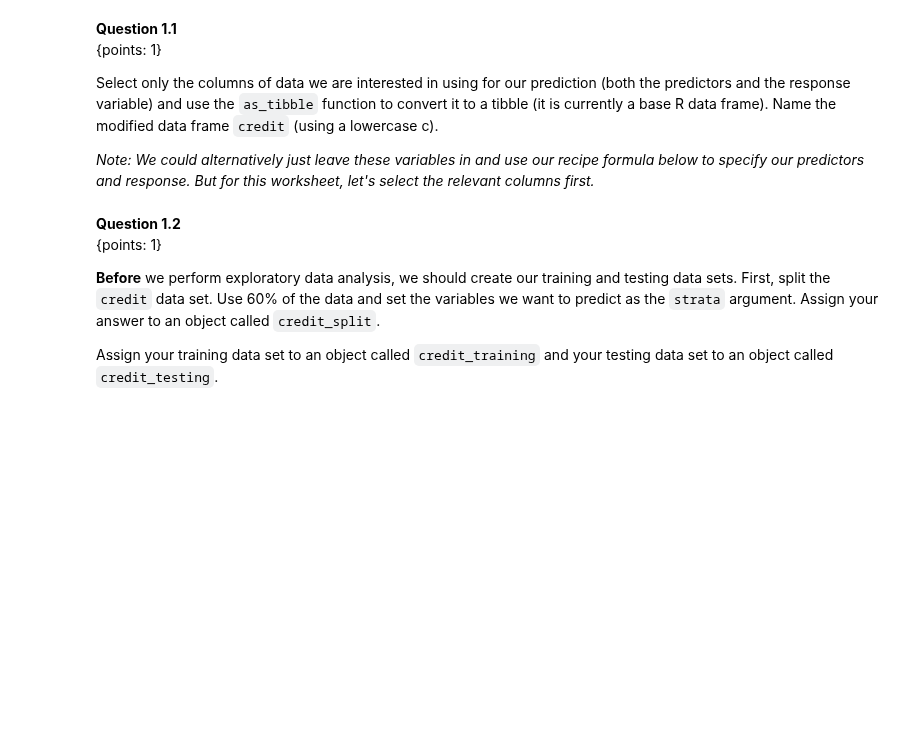
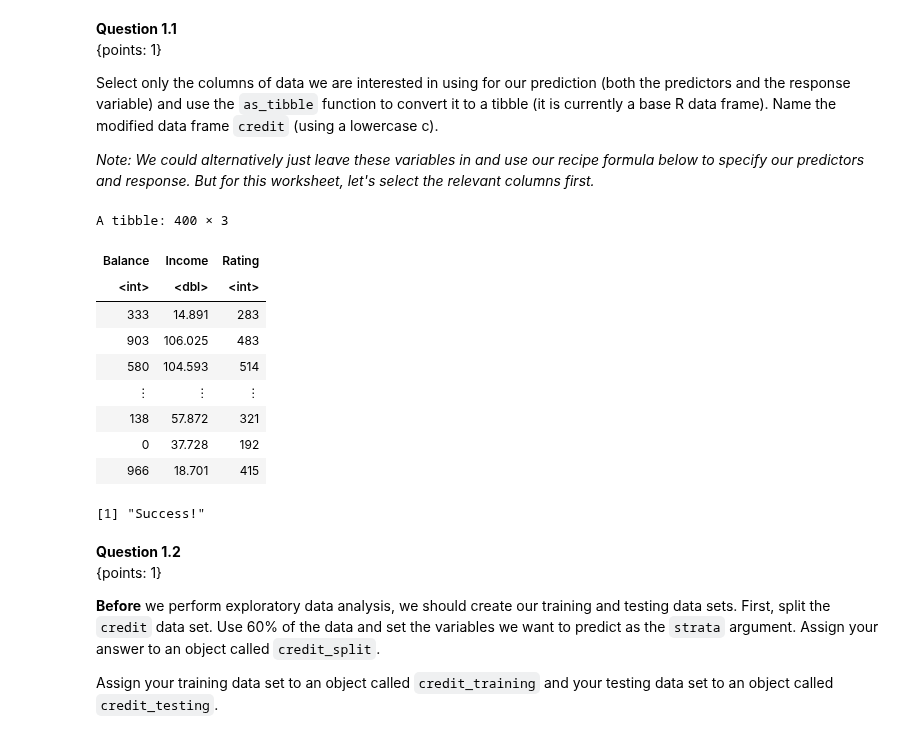
Before and after one commit to ca-vas/dsci-100-student, a Jupyter notebook: materials/R/tutorial_regression2/tutorial_regression2.ipynb, the cells around one changed output. Cells and saved outputs as stored; diff of their text form; code cells hidden in the pictures; blank space fills up the shorter version.

```diff
--- a/materials/R/tutorial_regression2/tutorial_regression2.ipynb
+++ b/materials/R/tutorial_regression2/tutorial_regression2.ipynb
@@ -65,8 +65,20 @@ Select only the columns of data we are interested in using for our prediction (b
 *Note: We could alternatively just leave these variables in and use our recipe formula below to specify our predictors and response. But for this worksheet, let's select the relevant columns first.*
 # %%
 # your code here
-fail() # No Answer - remove if you provide an answer
+credit<-select(credit_original, Balance, Income, Rating)|>
+    as_tibble()# No Answer - remove if you provide an answer
 credit
+# %% [output]
+A tibble: 400 × 3
+| Balance | Income | Rating |
+| <int> | <dbl> | <int> |
+| 333 | 14.891 | 283 |
+| 903 | 106.025 | 483 |
+| 580 | 104.593 | 514 |
+| ⋮ | ⋮ | ⋮ |
+| 138 | 57.872 | 321 |
+| 0 | 37.728 | 192 |
+| 966 | 18.701 | 415 |
 # %%
 library(digest)
 stopifnot("credit should be a data frame"= setequal(digest(paste(toString('data.frame' %in% class(credit)), "41948")), "47887f4381811afaeed160e085573c66"))
@@ -78,6 +90,8 @@ stopifnot("values in one or more character columns in credit are not correct"= s
 stopifnot("values in one or more factor columns in credit are not correct"= setequal(digest(paste(toString(if (any(sapply(credit, is.factor))) sum(sapply(credit[, sapply(credit, is.factor)], function(col) length(unique(col)))) else 0), "41948")), "8517ae3c3200cc12e21edfe848ff3de5"))
 
 print('Success!')
+# %% [output]
+[1] "Success!"
 # %% [markdown]
 **Question 1.2**
 <br> {points: 1}
```
Also changed, not shown: parts of 1 cell of this notebook.
